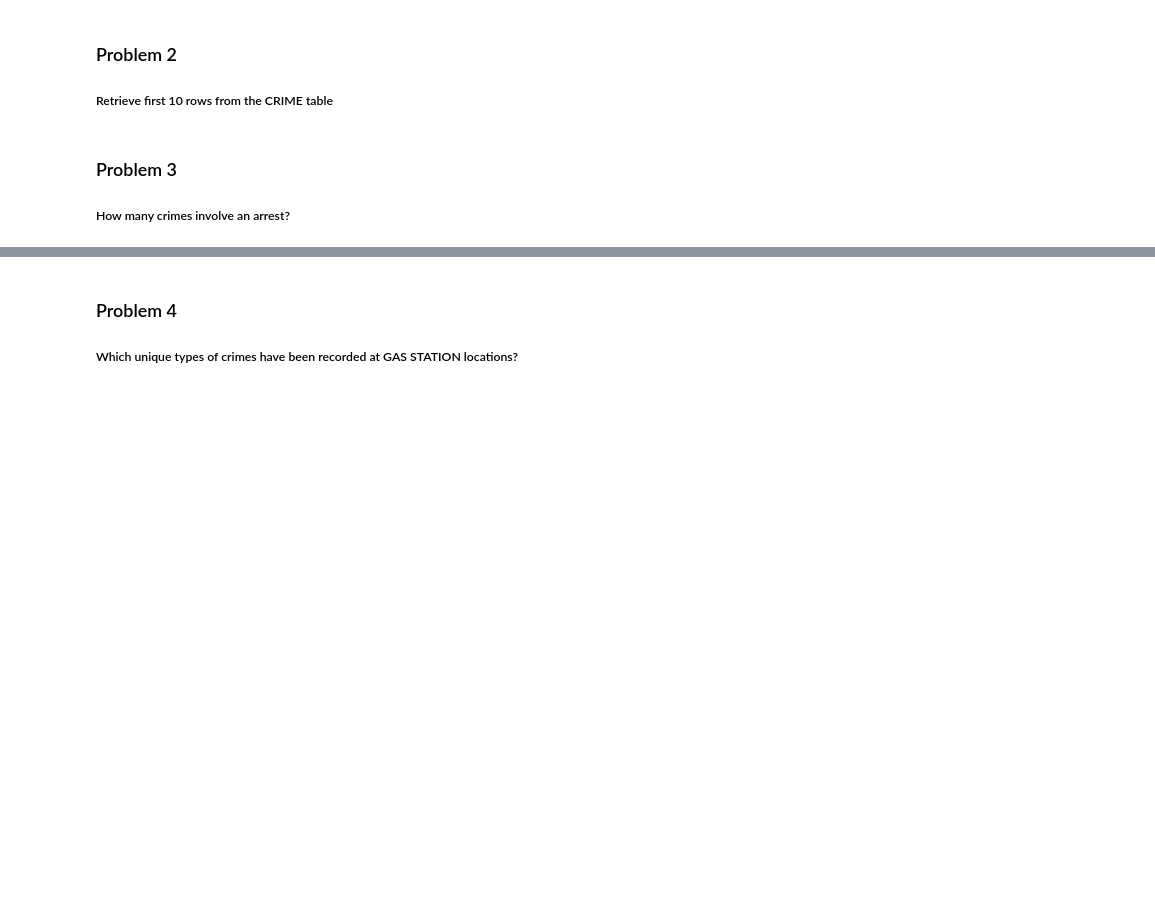
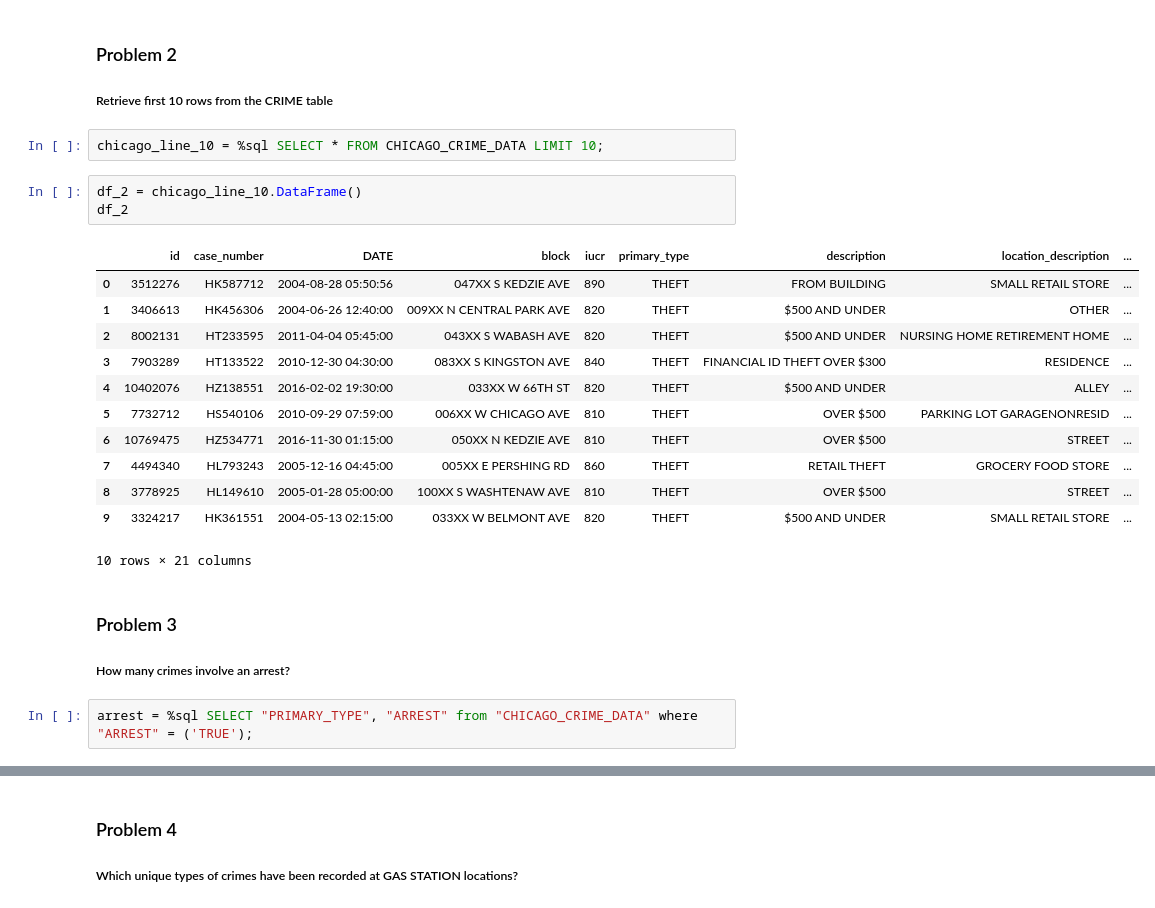
Before and after one commit to diovani-dupont/Chicago_DB, a Jupyter notebook: DB0201EN-Week4-2-2-PeerAssign.ipynb, the cells around one changed output, grey strips where cells are left out. Saved outputs shown, nothing was run; the diff lists cells and outputs as text; blank space fills up the shorter version.

```diff
--- a/DB0201EN-Week4-2-2-PeerAssign.ipynb
+++ b/DB0201EN-Week4-2-2-PeerAssign.ipynb
@@ -114,7 +62,27 @@ Now write and execute SQL queries to solve assignment problems
 ### Problem 2
 
 ##### Retrieve first 10 rows from the CRIME table
+# %%
+chicago_line_10 = %sql SELECT * FROM CHICAGO_CRIME_DATA LIMIT 10;
+# %%
+df_2 = chicago_line_10.DataFrame()
+df_2
+# %% [output]
+|  | id | case_number | DATE | block | iucr | primary_type | description | location_description | ... |
+| 0 | 3512276 | HK587712 | 2004-08-28 05:50:56 | 047XX S KEDZIE AVE | 890 | THEFT | FROM BUILDING | SMALL RETAIL STORE | ... |
+| 1 | 3406613 | HK456306 | 2004-06-26 12:40:00 | 009XX N CENTRAL PARK AVE | 820 | THEFT | $500 AND UNDER | OTHER | ... |
+| 2 | 8002131 | HT233595 | 2011-04-04 05:45:00 | 043XX S WABASH AVE | 820 | THEFT | $500 AND UNDER | NURSING HOME RETIREMENT HOME | ... |
+| 3 | 7903289 | HT133522 | 2010-12-30 04:30:00 | 083XX S KINGSTON AVE | 840 | THEFT | FINANCIAL ID THEFT OVER $300 | RESIDENCE | ... |
+| 4 | 10402076 | HZ138551 | 2016-02-02 19:30:00 | 033XX W 66TH ST | 820 | THEFT | $500 AND UNDER | ALLEY | ... |
+| 5 | 7732712 | HS540106 | 2010-09-29 07:59:00 | 006XX W CHICAGO AVE | 810 | THEFT | OVER $500 | PARKING LOT GARAGENONRESID | ... |
+| 6 | 10769475 | HZ534771 | 2016-11-30 01:15:00 | 050XX N KEDZIE AVE | 810 | THEFT | OVER $500 | STREET | ... |
+| 7 | 4494340 | HL793243 | 2005-12-16 04:45:00 | 005XX E PERSHING RD | 860 | THEFT | RETAIL THEFT | GROCERY FOOD STORE | ... |
+| 8 | 3778925 | HL149610 | 2005-01-28 05:00:00 | 100XX S WASHTENAW AVE | 810 | THEFT | OVER $500 | STREET | ... |
+| 9 | 3324217 | HK361551 | 2004-05-13 02:15:00 | 033XX W BELMONT AVE | 820 | THEFT | $500 AND UNDER | SMALL RETAIL STORE | ... |
+10 rows × 21 columns
 # %% [markdown]
 ### Problem 3
 
 ##### How many crimes involve an arrest?
+# %%
+arrest = %sql SELECT "PRIMARY_TYPE", "ARREST" from "CHICAGO_CRIME_DATA" where "ARREST" = ('TRUE');
```
Also changed, not shown: parts of 27 cells of this notebook.
